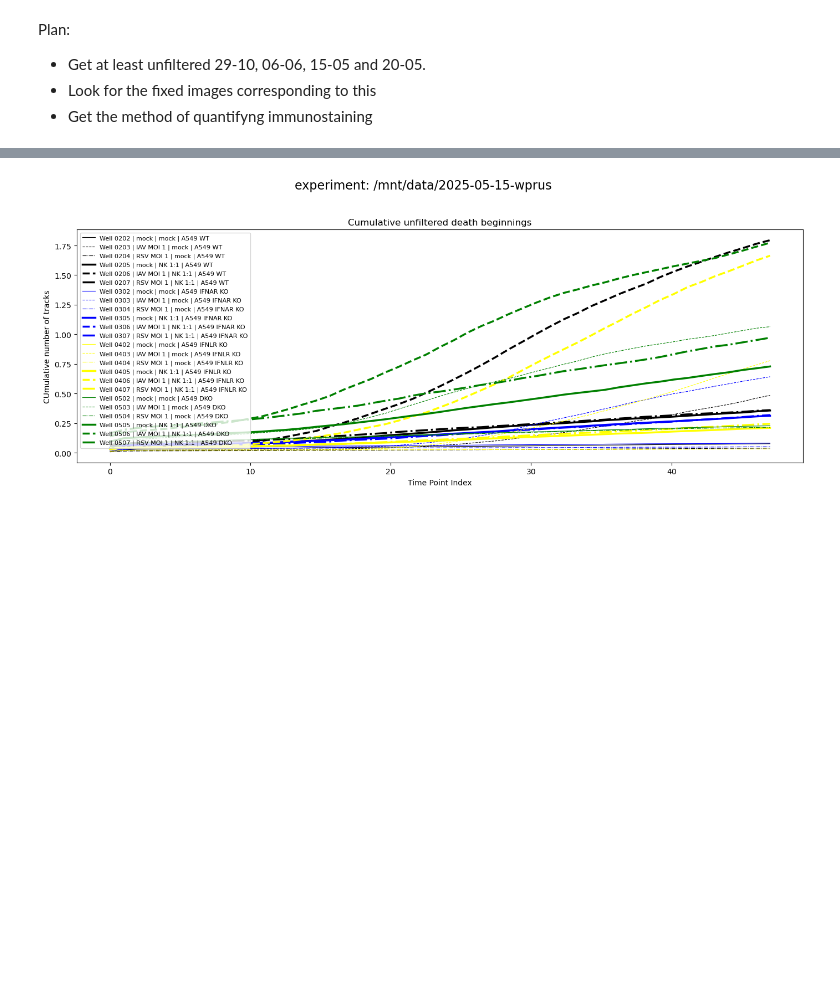
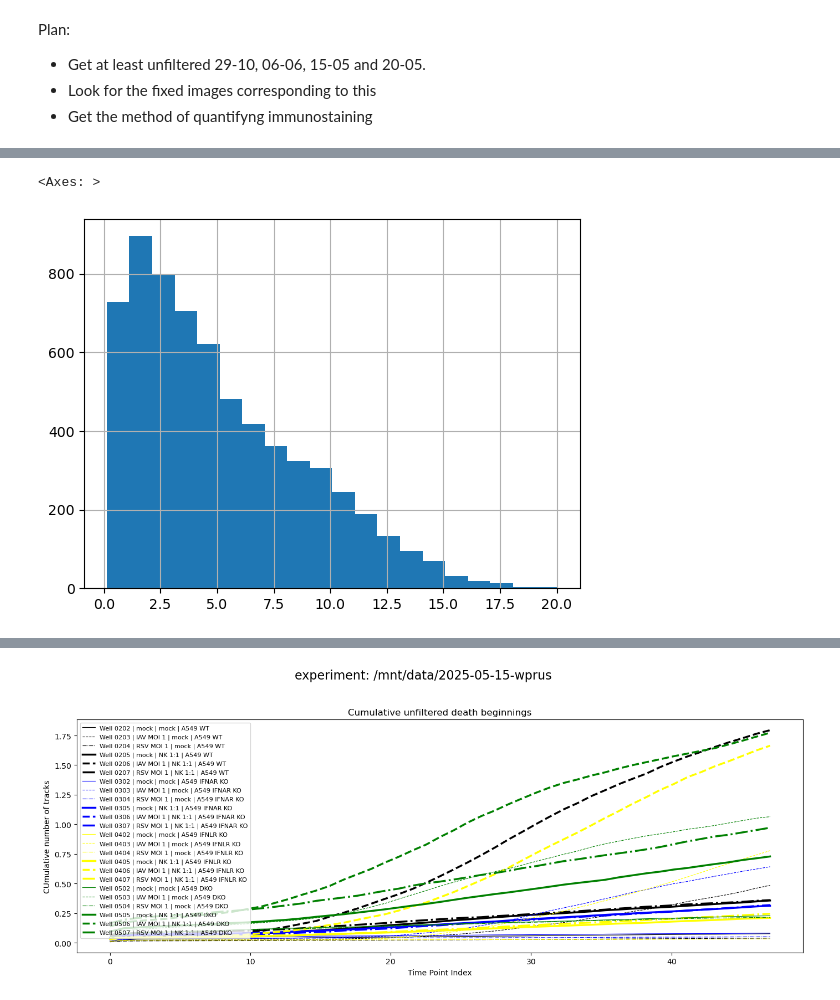
Before and after one commit to Kaczyniec/cell-track-analysis, a Jupyter notebook: notebooks/NK_deaths.ipynb, the cells around one changed output, grey strips where cells are left out. Saved outputs shown, nothing was run; the diff lists cells and outputs as text; code cells hidden in the pictures; blank space fills up the shorter version.

```diff
--- a/notebooks/NK_deaths.ipynb
+++ b/notebooks/NK_deaths.ipynb
@@ -123,0 +193,5 @@ NameError: name 'ax_filtered' is not defined
+# %%
+reps[-1][reps[-1]['CellType2']=='mock'].h2b_intensity_max.hist(bins=20)
+# %% [output]
+<Axes: >
+[figure, added]
```
Also changed, not shown: parts of 35 cells of this notebook, 10 other files.
